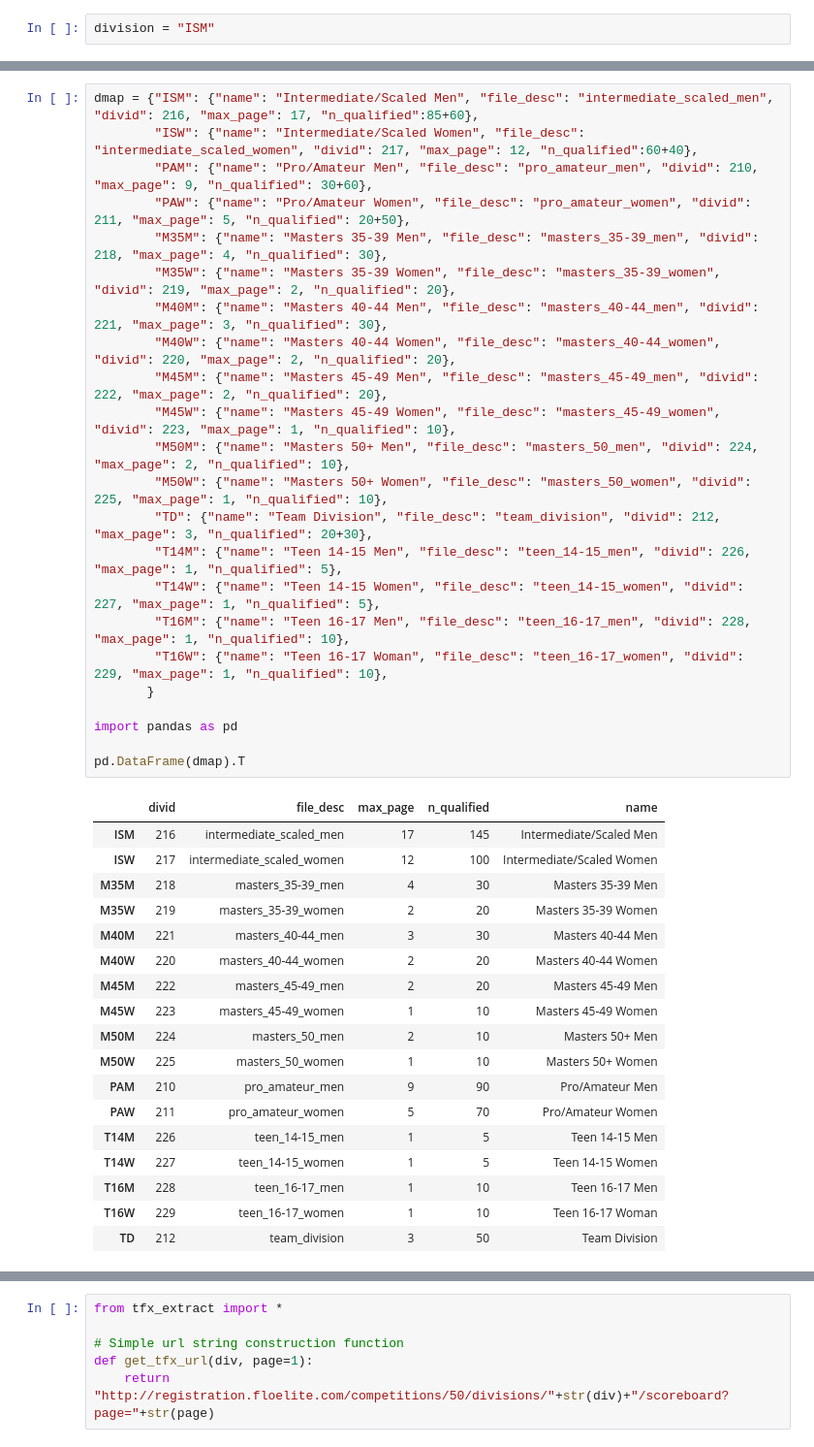
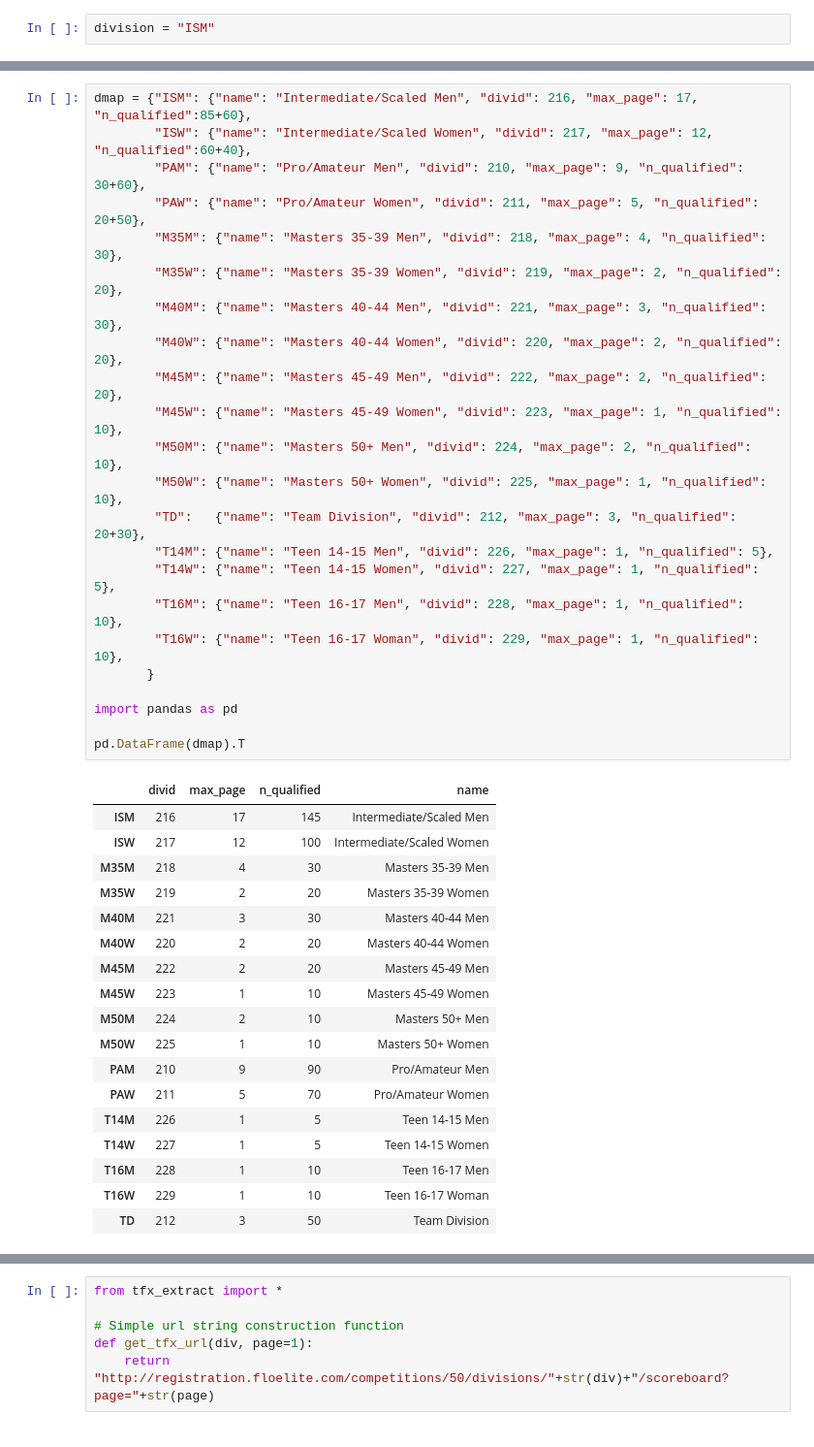
Before and after one commit to alexenos/tfx-qual-2018, a Jupyter notebook: TFX 2018 Qualifiers Validation.ipynb, the cells around one changed output, grey strips where cells are left out. Shown at 97% size. Saved outputs shown, nothing was run; the diff lists cells and outputs as text.

```diff
--- a/TFX 2018 Qualifiers Validation.ipynb
+++ b/TFX 2018 Qualifiers Validation.ipynb
@@ -43,44 +45,44 @@ The division input is a shorthand abbreviation that is arbitrarily set by a conf
 # %%
-dmap = {"ISM": {"name": "Intermediate/Scaled Men", "file_desc": "intermediate_scaled_men", "divid": 216, "max_page": 17, "n_qualified":85+60},
-        "ISW": {"name": "Intermediate/Scaled Women", "file_desc": "intermediate_scaled_women", "divid": 217, "max_page": 12, "n_qualified":60+40},
-        "PAM": {"name": "Pro/Amateur Men", "file_desc": "pro_amateur_men", "divid": 210, "max_page": 9, "n_qualified": 30+60},
-        "PAW": {"name": "Pro/Amateur Women", "file_desc": "pro_amateur_women", "divid": 211, "max_page": 5, "n_qualified": 20+50},
-        "M35M": {"name": "Masters 35-39 Men", "file_desc": "masters_35-39_men", "divid": 218, "max_page": 4, "n_qualified": 30},
-        "M35W": {"name": "Masters 35-39 Women", "file_desc": "masters_35-39_women", "divid": 219, "max_page": 2, "n_qualified": 20},
-        "M40M": {"name": "Masters 40-44 Men", "file_desc": "masters_40-44_men", "divid": 221, "max_page": 3, "n_qualified": 30},
-        "M40W": {"name": "Masters 40-44 Women", "file_desc": "masters_40-44_women", "divid": 220, "max_page": 2, "n_qualified": 20},
-        "M45M": {"name": "Masters 45-49 Men", "file_desc": "masters_45-49_men", "divid": 222, "max_page": 2, "n_qualified": 20},
-        "M45W": {"name": "Masters 45-49 Women", "file_desc": "masters_45-49_women", "divid": 223, "max_page": 1, "n_qualified": 10},
-        "M50M": {"name": "Masters 50+ Men", "file_desc": "masters_50_men", "divid": 224, "max_page": 2, "n_qualified": 10},
-        "M50W": {"name": "Masters 50+ Women", "file_desc": "masters_50_women", "divid": 225, "max_page": 1, "n_qualified": 10},
-        "TD": {"name": "Team Division", "file_desc": "team_division", "divid": 212, "max_page": 3, "n_qualified": 20+30},
-        "T14M": {"name": "Teen 14-15 Men", "file_desc": "teen_14-15_men", "divid": 226, "max_page": 1, "n_qualified": 5},
-        "T14W": {"name": "Teen 14-15 Women", "file_desc": "teen_14-15_women", "divid": 227, "max_page": 1, "n_qualified": 5},
-        "T16M": {"name": "Teen 16-17 Men", "file_desc": "teen_16-17_men", "divid": 228, "max_page": 1, "n_qualified": 10},
-        "T16W": {"name": "Teen 16-17 Woman", "file_desc": "teen_16-17_women", "divid": 229, "max_page": 1, "n_qualified": 10},
+dmap = {"ISM": {"name": "Intermediate/Scaled Men", "divid": 216, "max_page": 17, "n_qualified":85+60},
+        "ISW": {"name": "Intermediate/Scaled Women", "divid": 217, "max_page": 12, "n_qualified":60+40},
+        "PAM": {"name": "Pro/Amateur Men", "divid": 210, "max_page": 9, "n_qualified": 30+60},
+        "PAW": {"name": "Pro/Amateur Women", "divid": 211, "max_page": 5, "n_qualified": 20+50},
+        "M35M": {"name": "Masters 35-39 Men", "divid": 218, "max_page": 4, "n_qualified": 30},
+        "M35W": {"name": "Masters 35-39 Women", "divid": 219, "max_page": 2, "n_qualified": 20},
+        "M40M": {"name": "Masters 40-44 Men", "divid": 221, "max_page": 3, "n_qualified": 30},
+        "M40W": {"name": "Masters 40-44 Women", "divid": 220, "max_page": 2, "n_qualified": 20},
+        "M45M": {"name": "Masters 45-49 Men", "divid": 222, "max_page": 2, "n_qualified": 20},
+        "M45W": {"name": "Masters 45-49 Women", "divid": 223, "max_page": 1, "n_qualified": 10},
+        "M50M": {"name": "Masters 50+ Men", "divid": 224, "max_page": 2, "n_qualified": 10},
+        "M50W": {"name": "Masters 50+ Women", "divid": 225, "max_page": 1, "n_qualified": 10},
+        "TD":   {"name": "Team Division", "divid": 212, "max_page": 3, "n_qualified": 20+30},
+        "T14M": {"name": "Teen 14-15 Men", "divid": 226, "max_page": 1, "n_qualified": 5},
+        "T14W": {"name": "Teen 14-15 Women", "divid": 227, "max_page": 1, "n_qualified": 5},
+        "T16M": {"name": "Teen 16-17 Men", "divid": 228, "max_page": 1, "n_qualified": 10},
+        "T16W": {"name": "Teen 16-17 Woman", "divid": 229, "max_page": 1, "n_qualified": 10},
        }
 
 import pandas as pd
 
 pd.DataFrame(dmap).T
 # %% [output]
-|  | divid | file_desc | max_page | n_qualified | name |
-| ISM | 216 | intermediate_scaled_men | 17 | 145 | Intermediate/Scaled Men |
-| ISW | 217 | intermediate_scaled_women | 12 | 100 | Intermediate/Scaled Women |
-| M35M | 218 | masters_35-39_men | 4 | 30 | Masters 35-39 Men |
-| M35W | 219 | masters_35-39_women | 2 | 20 | Masters 35-39 Women |
-| M40M | 221 | masters_40-44_men | 3 | 30 | Masters 40-44 Men |
-| M40W | 220 | masters_40-44_women | 2 | 20 | Masters 40-44 Women |
-| M45M | 222 | masters_45-49_men | 2 | 20 | Masters 45-49 Men |
-| M45W | 223 | masters_45-49_women | 1 | 10 | Masters 45-49 Women |
-| M50M | 224 | masters_50_men | 2 | 10 | Masters 50+ Men |
-| M50W | 225 | masters_50_women | 1 | 10 | Masters 50+ Women |
-| PAM | 210 | pro_amateur_men | 9 | 90 | Pro/Amateur Men |
-| PAW | 211 | pro_amateur_women | 5 | 70 | Pro/Amateur Women |
-| T14M | 226 | teen_14-15_men | 1 | 5 | Teen 14-15 Men |
-| T14W | 227 | teen_14-15_women | 1 | 5 | Teen 14-15 Women |
-| T16M | 228 | teen_16-17_men | 1 | 10 | Teen 16-17 Men |
-| T16W | 229 | teen_16-17_women | 1 | 10 | Teen 16-17 Woman |
-| TD | 212 | team_division | 3 | 50 | Team Division |
+|  | divid | max_page | n_qualified | name |
+| ISM | 216 | 17 | 145 | Intermediate/Scaled Men |
+| ISW | 217 | 12 | 100 | Intermediate/Scaled Women |
+| M35M | 218 | 4 | 30 | Masters 35-39 Men |
+| M35W | 219 | 2 | 20 | Masters 35-39 Women |
+| M40M | 221 | 3 | 30 | Masters 40-44 Men |
+| M40W | 220 | 2 | 20 | Masters 40-44 Women |
+| M45M | 222 | 2 | 20 | Masters 45-49 Men |
+| M45W | 223 | 1 | 10 | Masters 45-49 Women |
+| M50M | 224 | 2 | 10 | Masters 50+ Men |
+| M50W | 225 | 1 | 10 | Masters 50+ Women |
+| PAM | 210 | 9 | 90 | Pro/Amateur Men |
+| PAW | 211 | 5 | 70 | Pro/Amateur Women |
+| T14M | 226 | 1 | 5 | Teen 14-15 Men |
+| T14W | 227 | 1 | 5 | Teen 14-15 Women |
+| T16M | 228 | 1 | 10 | Teen 16-17 Men |
+| T16W | 229 | 1 | 10 | Teen 16-17 Woman |
+| TD | 212 | 3 | 50 | Team Division |
 # %% [markdown]
 ### Extract
```
Also changed, not shown: parts of 79 cells of this notebook, 1 other file.
